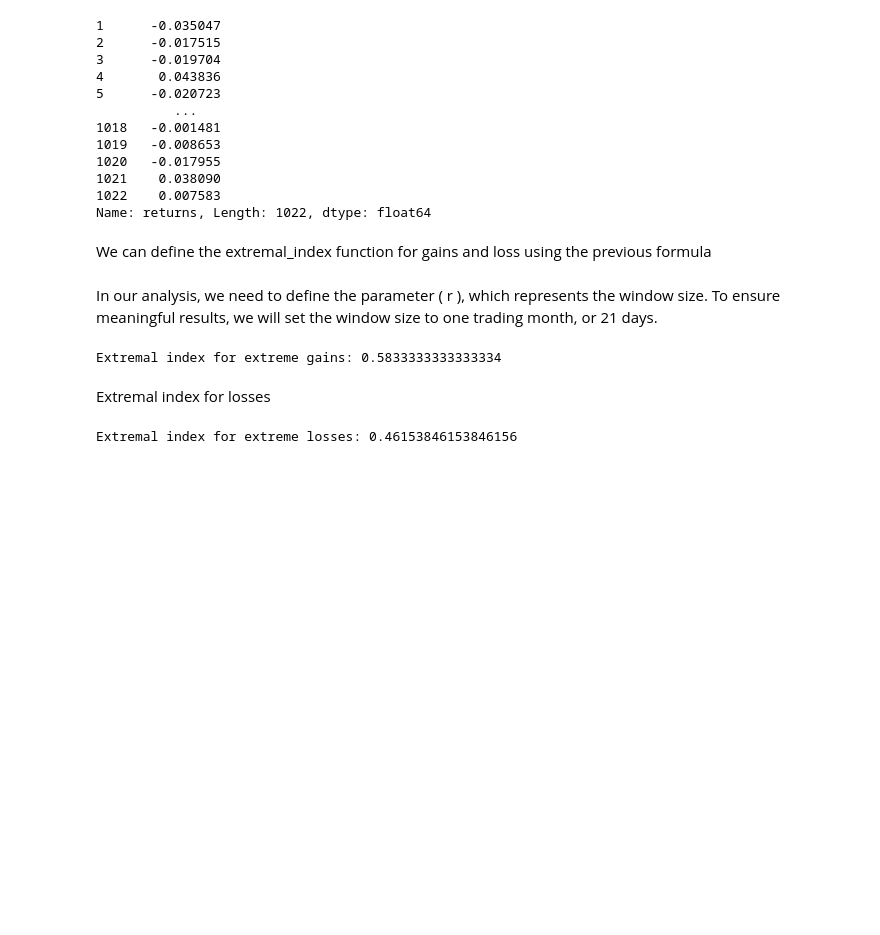
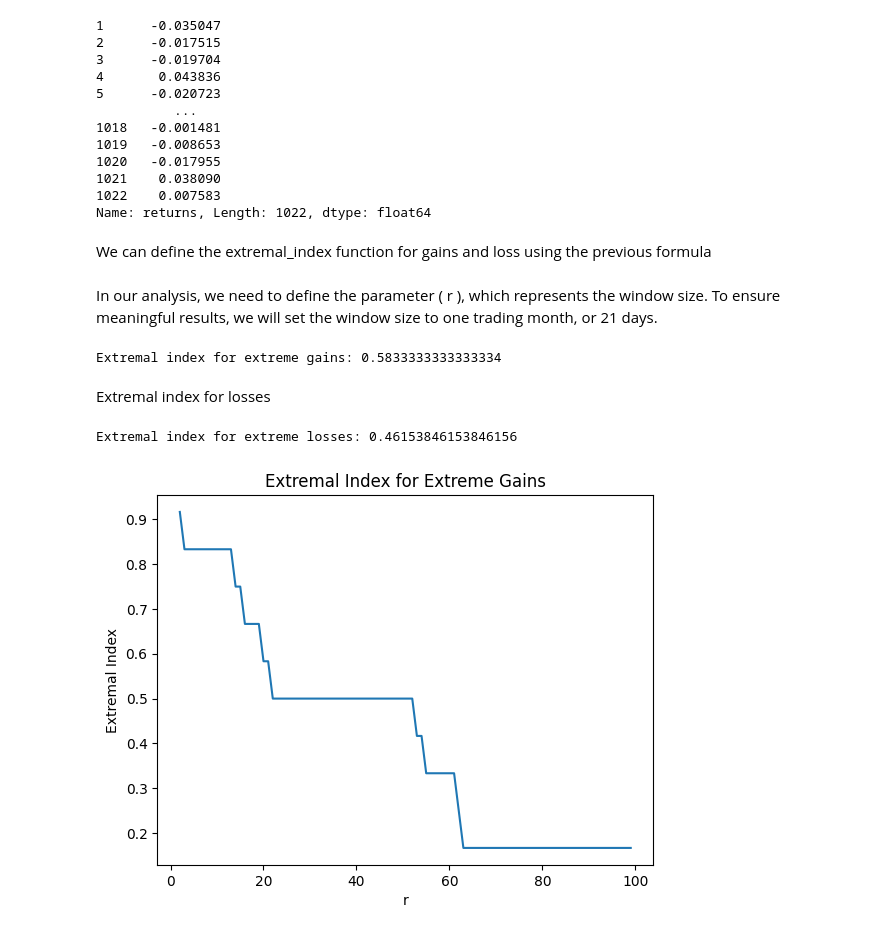
Before and after one commit to nathan6292/Market-Risk-Final-Project, a Jupyter notebook: Nathan_Fleury, Julien_Gilles - Project.ipynb, the cells around one changed output. Drawn from its saved outputs; the diff is of its cells as text; code cells hidden in the pictures; blank space fills up the shorter version.

```diff
--- a/Nathan_Fleury, Julien_Gilles - Project.ipynb
+++ b/Nathan_Fleury, Julien_Gilles - Project.ipynb
@@ -1548,3 +1548,15 @@ def extremal_index_loss(u, r):
 print("Extremal index for extreme losses:", extremal_index_loss(-0.05, 21))
 # %% [output]
 Extremal index for extreme losses: 0.46153846153846156
+# %%
+# Plot the extremal index for extreme gains for different values of r
+r_values = np.arange(2, 100)
+extremal_index_values = [extremal_index_gain(0.05, r) for r in r_values]
+
+plt.plot(r_values, extremal_index_values)
+plt.title('Extremal Index for Extreme Gains')
+plt.xlabel('r')
+plt.ylabel('Extremal Index')
+plt.show()
+# %% [output]
+[figure, added]
```
Also changed, not shown: parts of 3 cells of this notebook, 1 other file.
